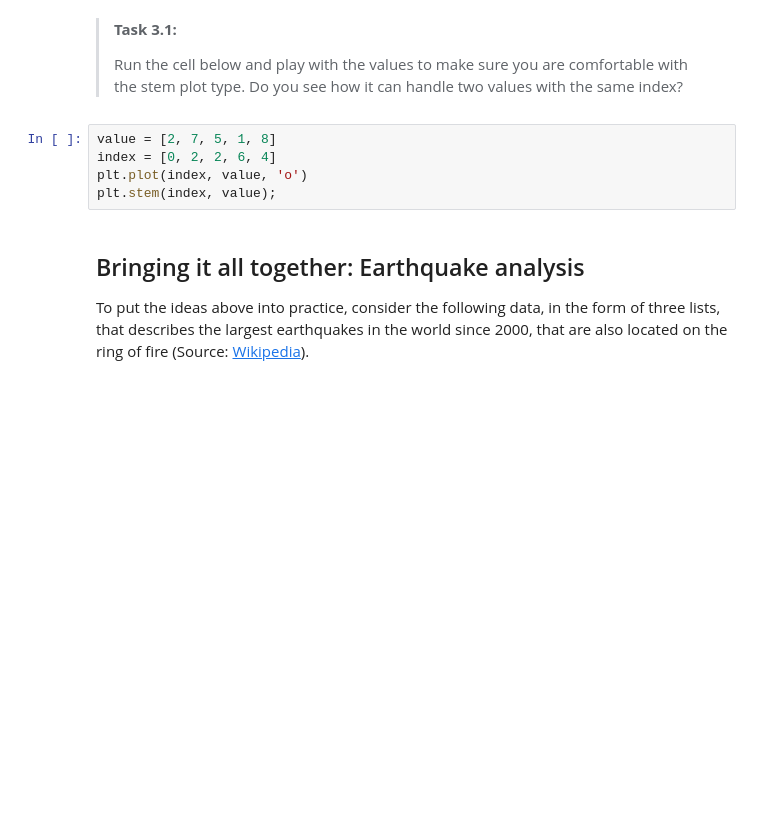
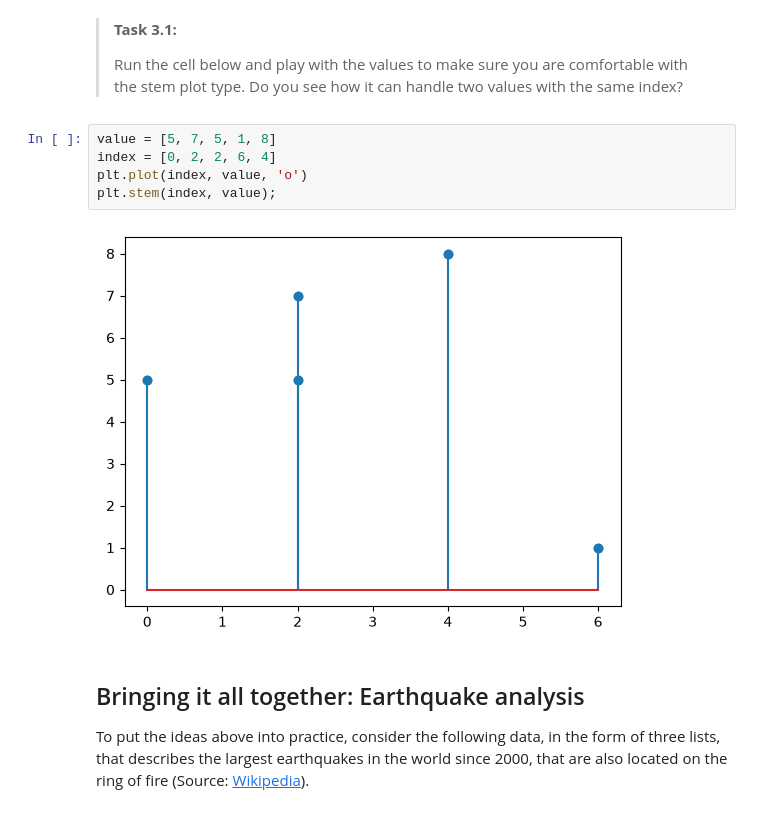
Before and after one commit to lievequadvlieg/PA2.3, a Jupyter notebook: 3_stem_plots.ipynb, the cells around one changed output. Cells and saved outputs as stored; diff of their text form; blank space fills up the shorter version.

```diff
--- a/3_stem_plots.ipynb
+++ b/3_stem_plots.ipynb
@@ -10,10 +10,12 @@ You have probably used the matplotlib plot types `plot`, `hist` and `scatter` fr
 >
 > Run the cell below and play with the values to make sure you are comfortable with the stem plot type. Do you see how it can handle two values with the same index?
 # %%
-value = [2, 7, 5, 1, 8]
+value = [5, 7, 5, 1, 8]
 index = [0, 2, 2, 6, 4]
 plt.plot(index, value, 'o')
 plt.stem(index, value);
+# %% [output]
+[figure, added]
 # %% [markdown]
 ## Bringing it all together: Earthquake analysis
 
```
Also changed, not shown: parts of 2 cells of this notebook, 6 other files.
